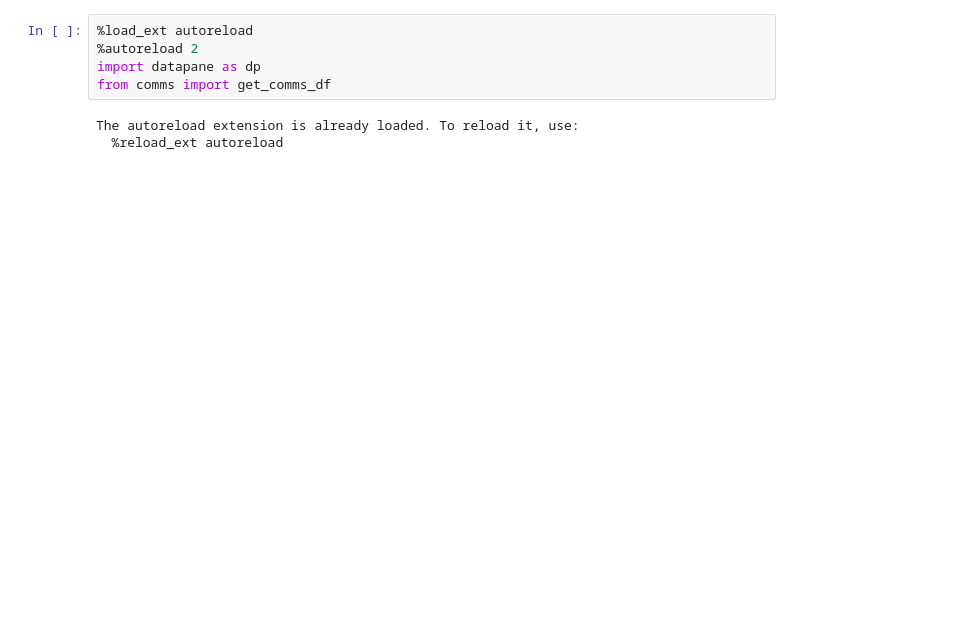
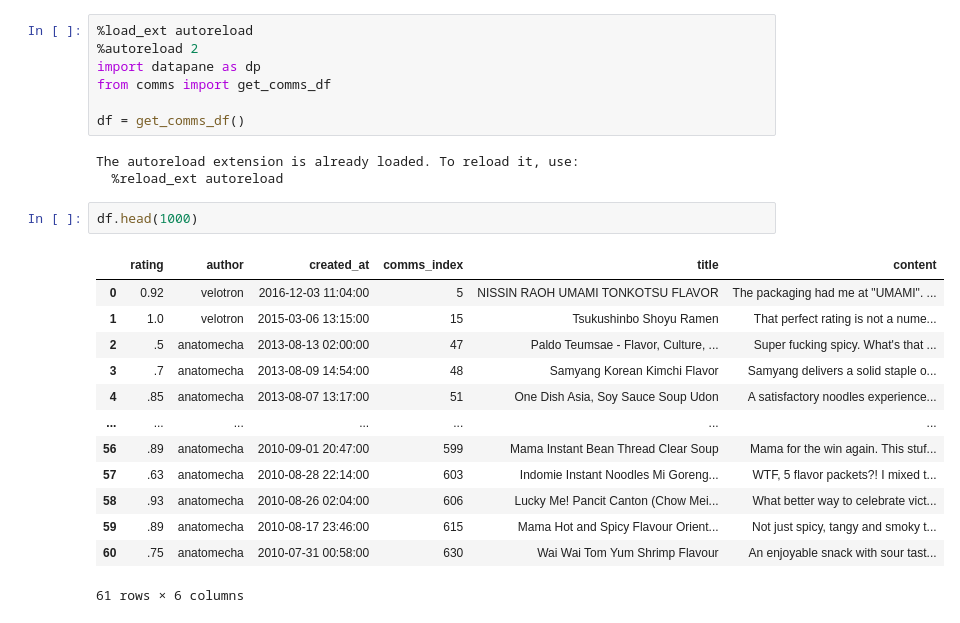
Before and after one commit to jsheedy/xion, a Jupyter notebook: pandas_ramen/comms.ipynb, the cells around one changed output. Saved outputs shown, nothing was run; the diff lists cells and outputs as text; blank space fills up the shorter version.

Commit message:
comms display (#2)

```diff
--- a/pandas_ramen/comms.ipynb
+++ b/pandas_ramen/comms.ipynb
@@ -3,7 +3,25 @@
 %autoreload 2
 import datapane as dp
 from comms import get_comms_df
+
+df = get_comms_df()
 # %% [output]
 The autoreload extension is already loaded. To reload it, use:
   %reload_ext autoreload
+# %%
+df.head(1000)
+# %% [output]
+|  | rating | author | created_at | comms_index | title | content |
+| 0 | 0.92 | velotron | 2016-12-03 11:04:00 | 5 | NISSIN RAOH UMAMI TONKOTSU FLAVOR | The packaging had me at "UMAMI". ... |
+| 1 | 1.0 | velotron | 2015-03-06 13:15:00 | 15 | Tsukushinbo Shoyu Ramen | That perfect rating is not a nume... |
+| 2 | .5 | anatomecha | 2013-08-13 02:00:00 | 47 | Paldo Teumsae - Flavor, Culture, ... | Super fucking spicy. What's that ... |
+| 3 | .7 | anatomecha | 2013-08-09 14:54:00 | 48 | Samyang Korean Kimchi Flavor | Samyang delivers a solid staple o... |
+| 4 | .85 | anatomecha | 2013-08-07 13:17:00 | 51 | One Dish Asia, Soy Sauce Soup Udon | A satisfactory noodles experience... |
+| ... | ... | ... | ... | ... | ... | ... |
+| 56 | .89 | anatomecha | 2010-09-01 20:47:00 | 599 | Mama Instant Bean Thread Clear Soup | Mama for the win again. This stuf... |
+| 57 | .63 | anatomecha | 2010-08-28 22:14:00 | 603 | Indomie Instant Noodles Mi Goreng... | WTF, 5 flavor packets?! I mixed t... |
+| 58 | .93 | anatomecha | 2010-08-26 02:04:00 | 606 | Lucky Me! Pancit Canton (Chow Mei... | What better way to celebrate vict... |
+| 59 | .89 | anatomecha | 2010-08-17 23:46:00 | 615 | Mama Hot and Spicy Flavour Orient... | Not just spicy, tangy and smoky t... |
+| 60 | .75 | anatomecha | 2010-07-31 00:58:00 | 630 | Wai Wai Tom Yum Shrimp Flavour | An enjoyable snack with sour tast... |
+61 rows × 6 columns
 # %%
```
Also changed, not shown: parts of 1 cell of this notebook.
